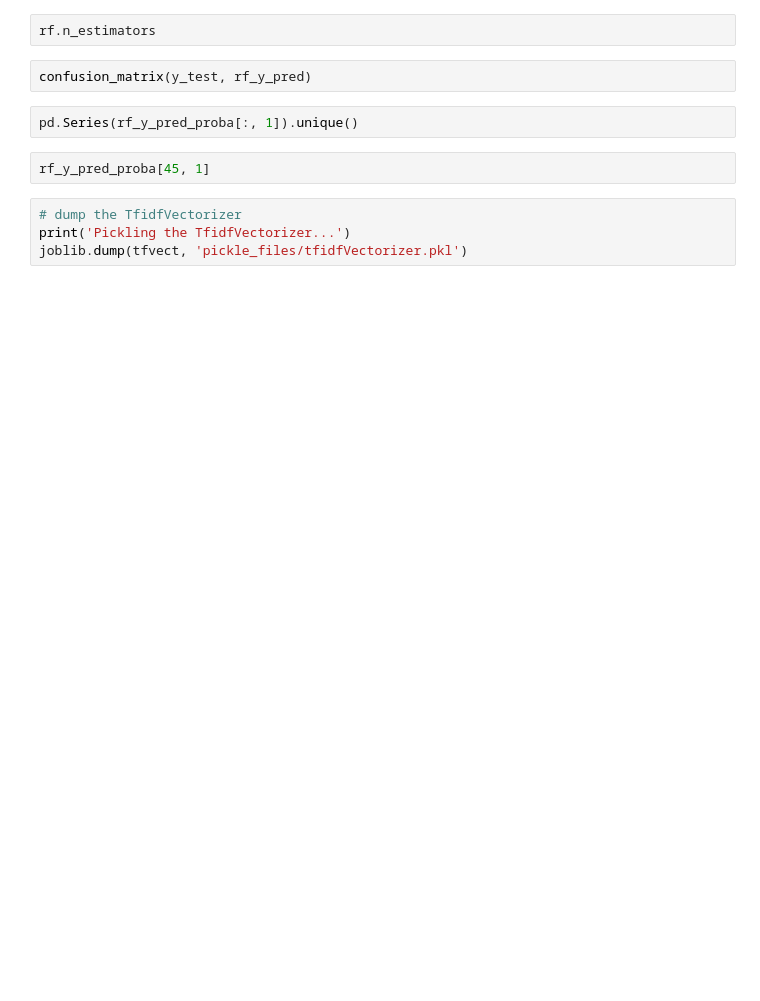
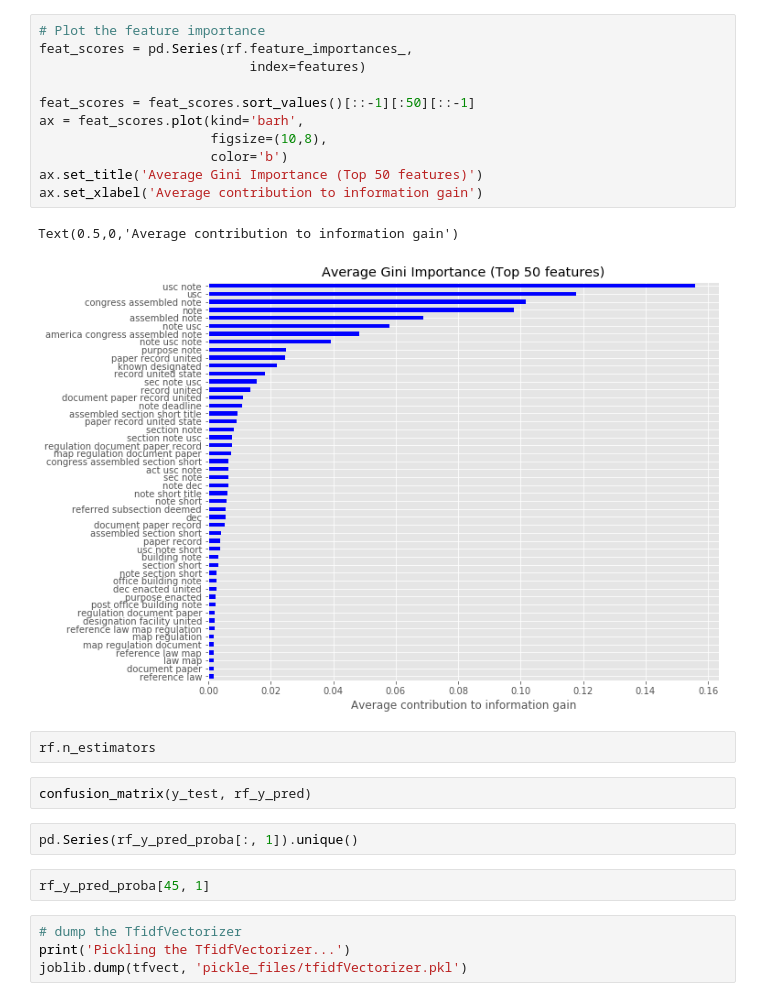
Before and after one commit to BruceZu/galvanize_capstone, a Jupyter notebook: src/nlp_rf_model.ipynb, the cells around one changed output. Drawn from its saved outputs; the diff is of its cells as text; blank space fills up the shorter version.

```diff
--- a/src/nlp_rf_model.ipynb
+++ b/src/nlp_rf_model.ipynb
@@ -75,3 +126,17 @@ ax.set_xlabel('Average contribution to information gain')
+# %%
+# Plot the feature importance
+feat_scores = pd.Series(rf.feature_importances_,
+                           index=features)
+
+feat_scores = feat_scores.sort_values()[::-1][:50][::-1]
+ax = feat_scores.plot(kind='barh',
+                      figsize=(10,8),
+                      color='b')
+ax.set_title('Average Gini Importance (Top 50 features)')
+ax.set_xlabel('Average contribution to information gain')
+# %% [output]
+Text(0.5,0,'Average contribution to information gain')
+[figure, added]
 # %%
 rf.n_estimators
 # %%
```
Also changed, not shown: parts of 12 cells of this notebook, 2 other files.
